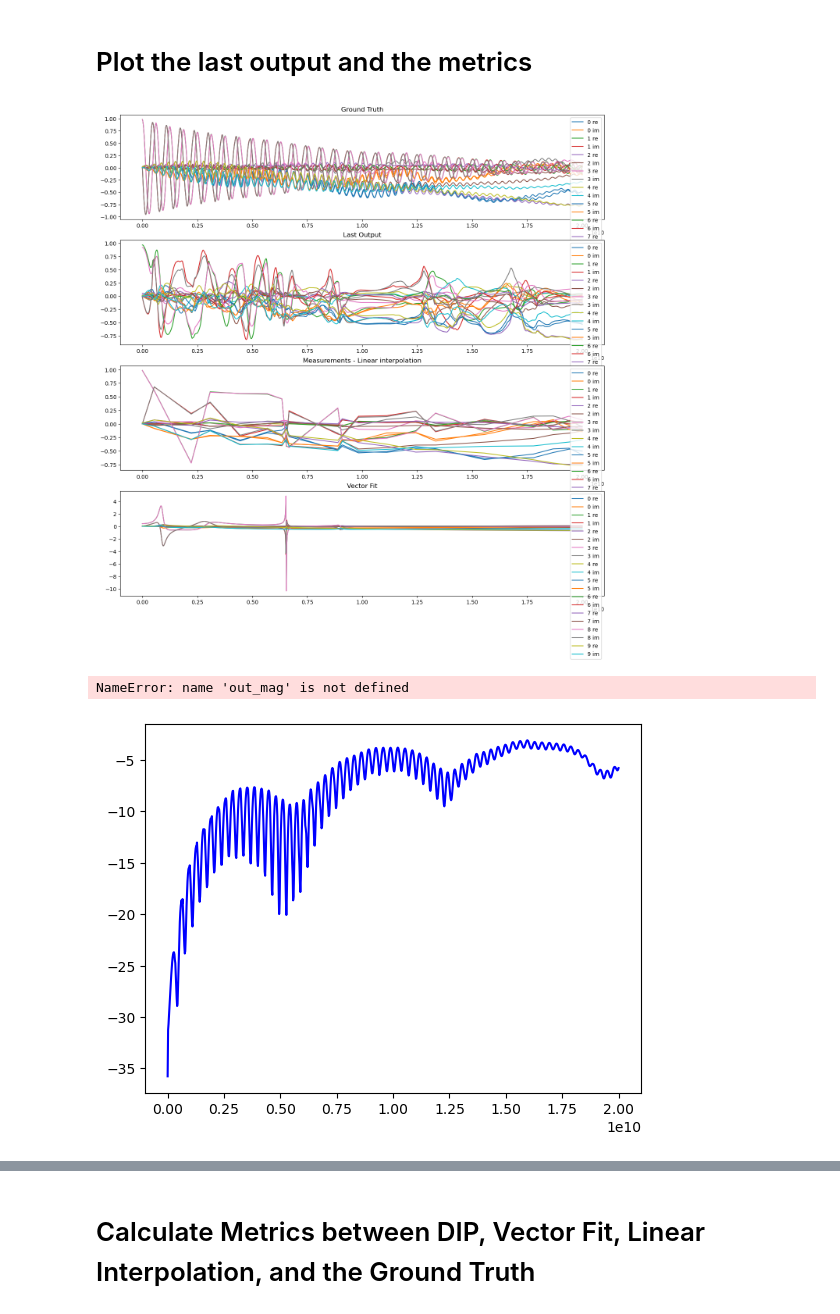
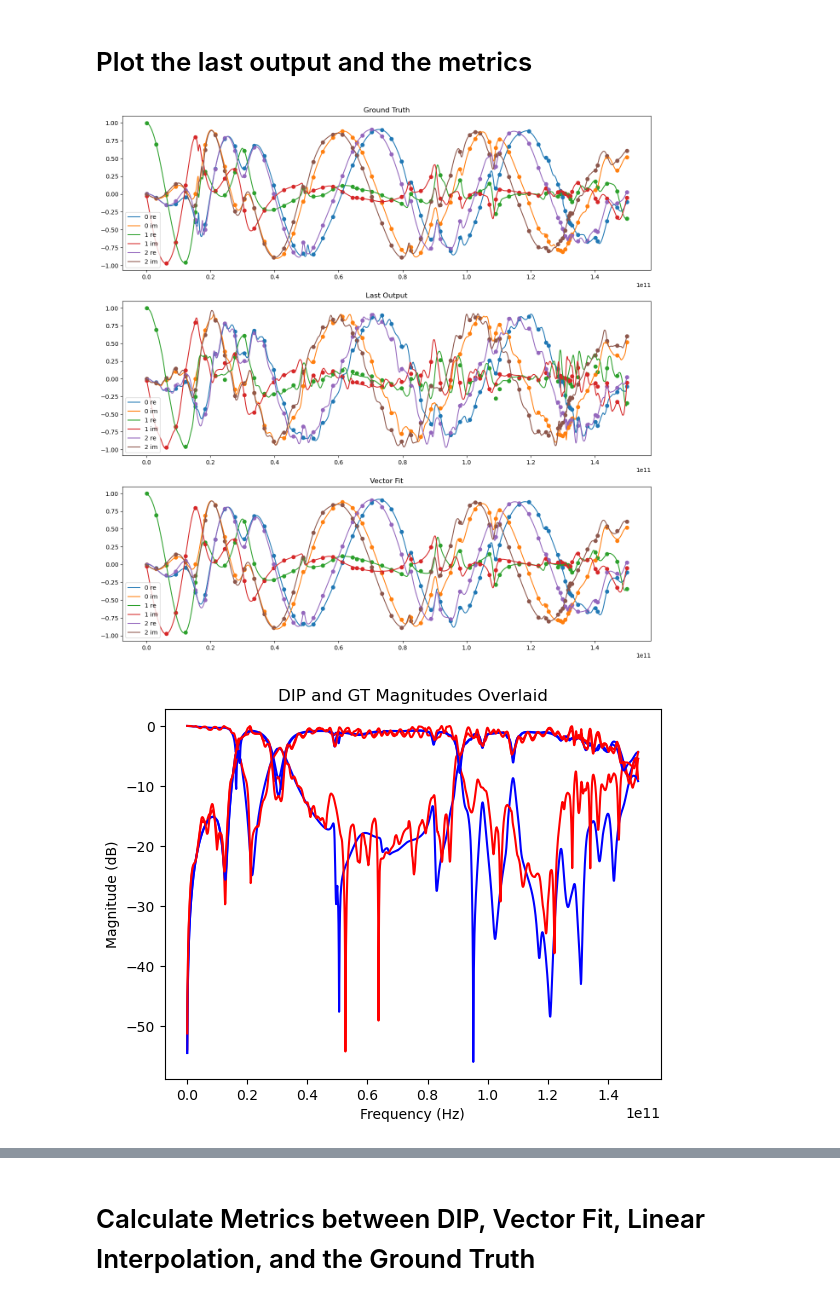
Before and after one commit to VarunGorti/CurveFitting-DIP, a Jupyter notebook: RESUNET_V3-active-learning-1.ipynb, the cells around one changed output, grey strips where cells are left out. Cells and saved outputs as stored; diff of their text form; code cells hidden in the pictures.

```diff
--- a/RESUNET_V3-active-learning-1.ipynb
+++ b/RESUNET_V3-active-learning-1.ipynb
@@ -24,7 +24,7 @@ cuda:0
 # Load the data
 # %%
 root_path = "/scratch/cluster/vgorti/UTAFSDataNew/new_data"
-chip_num = 9
+chip_num = 20
 # %%
 import utils
 
@@ -223,7 +223,8 @@ plt.show()
 # %%
 PROBLEM_TYPE = "equal" #[random, equal, forecast, full, log, sqrt]
 LENGTH = len(gt_freqs)
-M = int(LENGTH * 0.01)
+# M = int(LENGTH * 0.130)
+M = 50
 # %%
 kept_inds, missing_inds = utils.get_inds(PROBLEM_TYPE, LENGTH, M)
 # %%
@@ -804,49 +748,50 @@ tensor([327], device='cuda:0')
 # %%
 out = out.detach().clone().cpu()
 
-fig, axes = plt.subplots(4,1, figsize=(16, 16))
+fig, axes = plt.subplots(3,1, figsize=(16, 16))
 axes = axes.flatten()
 
 for j in range(x.shape[0]):
     for i in range(x.shape[1]):
         label = str(i//2) + (" re" if i % 2 == 0 else " im")
         axes[0].plot(gt_freqs, x[j,i,:].cpu().flatten(), label=label)
-#         axes[0].scatter(gt_freqs[kept_inds], y[j,i].cpu())
+        axes[0].scatter(gt_freqs[kept_inds], y[j,i].cpu())
 axes[0].set_title("Ground Truth")
 if n_sparams <= 10:
     axes[0].legend()
 
 for j in range(x.shape[0]):
     for i in range(x.shape[1]):
         label = str(i//2) + (" re" if i % 2 == 0 else " im")
         axes[1].plot(gt_freqs, out[j,i,:].flatten(), label=label)
-#         axes[1].scatter(gt_freqs[kept_inds], y[j,i].cpu())
+        axes[1].scatter(gt_freqs[kept_inds], y[j,i].cpu())
 axes[1].set_title("Last Output")
 if n_sparams <= 10:
     axes[1].legend()
 
-for j in range(x.shape[0]):
-    for i in range(x.shape[1]):
-        label = str(i//2) + (" re" if i % 2 == 0 else " im")
-        axes[2].plot(gt_freqs[kept_inds], y[j,i,:].cpu().flatten(), label=label)
-#         axes[2].scatter(gt_freqs[kept_inds], y[j,i].cpu())
-axes[2].set_title("Measurements - Linear interpolation")
-if n_sparams <= 10:
-    axes[2].legend()
+# for j in range(x.shape[0]):
+#     for i in range(x.shape[1]):
+#         label = str(i//2) + (" re" if i % 2 == 0 else " im")
+#         axes[2].plot(gt_freqs[kept_inds], y[j,i,:].cpu().flatten(), label=label)
+# #         axes[2].scatter(gt_freqs[kept_inds], y[j,i].cpu())
+# axes[2].set_title("Measurements - Linear interpolation")
+# if n_sparams <= 10:
+#     axes[2].legend()
 
 for j in range(x.shape[0]):
     for i in range(x.shape[1]):
         label = str(i//2) + (" re" if i % 2 == 0 else " im")
-        axes[3].plot(gt_freqs, vf_cur_output[j,i,:].cpu().flatten(), label=label)
-#         axes[2].scatter(gt_freqs[kept_inds], y[j,i].cpu())
-axes[3].set_title("Vector Fit")
+        axes[2].plot(gt_freqs, vf_cur_output[j,i,:].cpu().flatten(), label=label)
+        axes[2].scatter(gt_freqs[kept_inds], y[j,i].cpu())
+axes[2].set_title("Vector Fit")
 if n_sparams <= 10:
-    axes[3].legend()
+    axes[2].legend()
 
 plt.show()
 # %% [output]
-[figure, old version]
+[figure, new version]
 # %%
+out_mag = utils.to_mag(out)
 plt.figure()
 
 for i in range(x_mag.shape[0]):
@@ -858,6 +803,5 @@ plt.xlabel("Frequency (Hz)")
 plt.ylabel("Magnitude (dB)")
 plt.show()
 # %% [output]
-NameError: name 'out_mag' is not defined
-[figure, old version]
+[figure, new version]
 # %%
```
Also changed, not shown: parts of 58 cells of this notebook, 9 other files.
